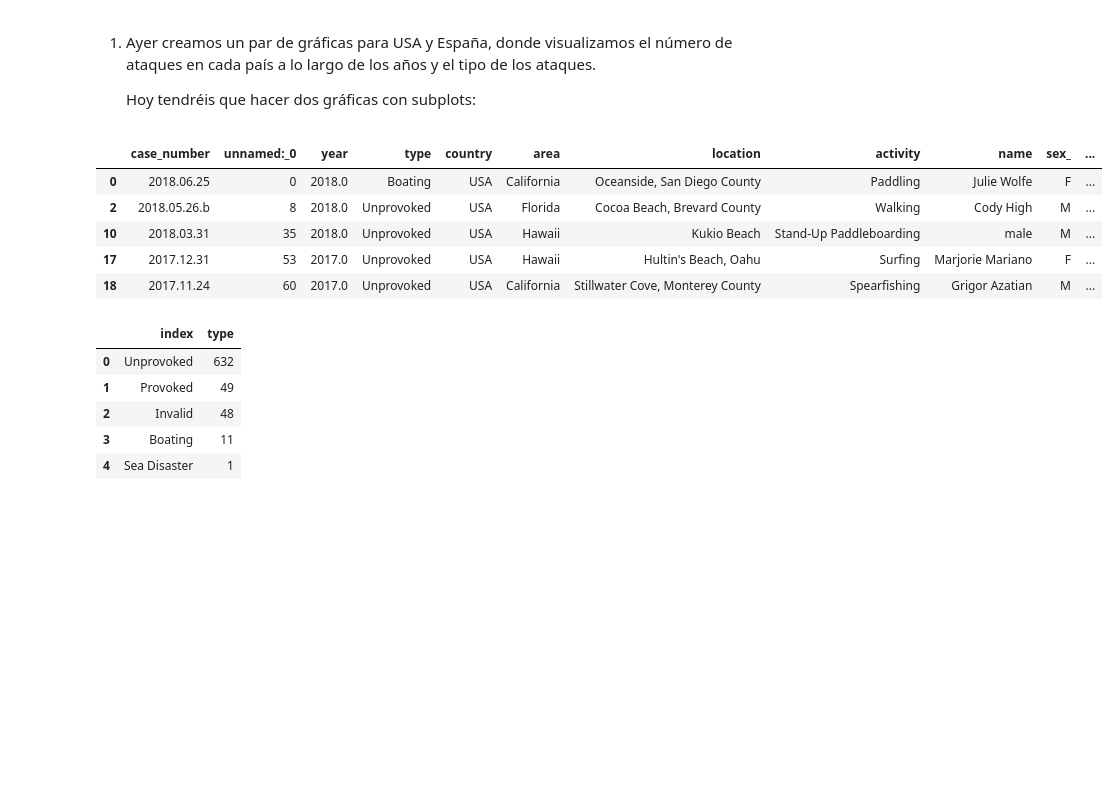
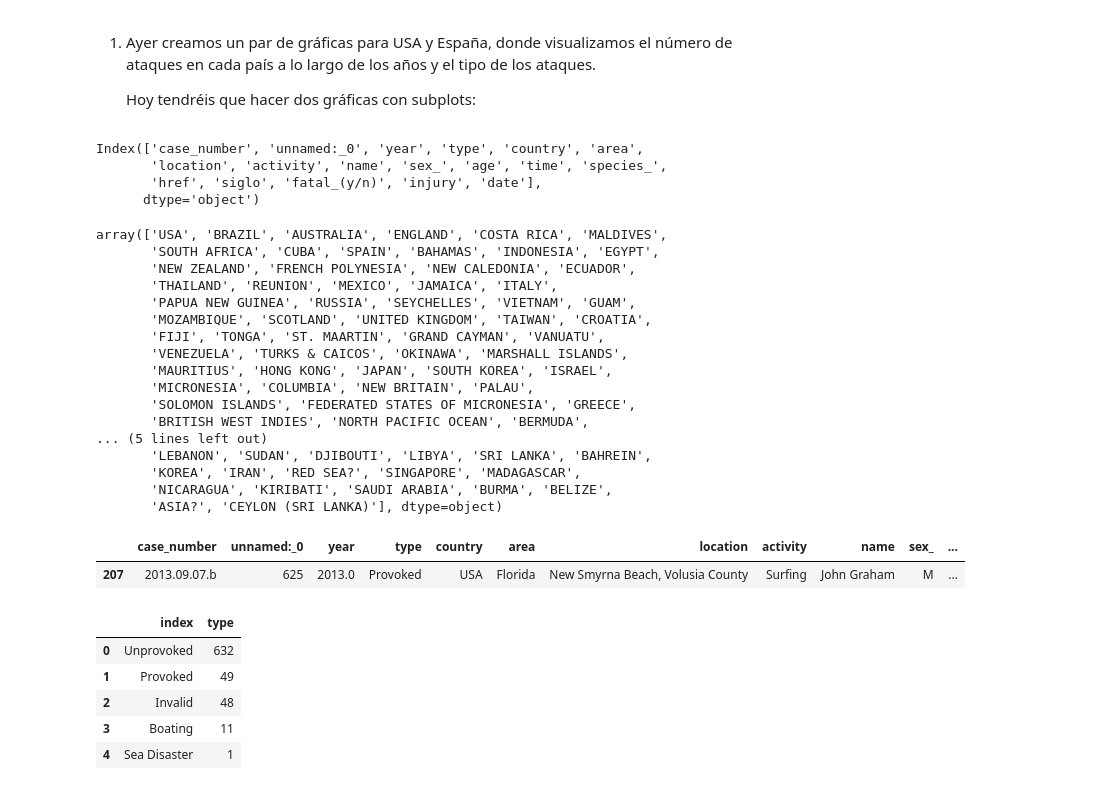
Before and after one commit to Adalab/DA-PromoC-modulo2-sprint1-VannaMina, a Jupyter notebook: VISUALIZACIÓN/2-Personalizando_Matplotlib-1.ipynb, the cells around one changed output. Drawn from its saved outputs; the diff is of its cells as text; code cells hidden in the pictures; blank space fills up the shorter version.

```diff
--- a/VISUALIZACIÓN/2-Personalizando_Matplotlib-1.ipynb
+++ b/VISUALIZACIÓN/2-Personalizando_Matplotlib-1.ipynb
@@ -5,7 +10,7 @@ import pandas as pd
 # %%
 #trabajaremos con el csv que generamos en el ejercicio de pair programming de Pandas V, ese en el que habíamos unido distintos csv en uno.
 
-fichero = pd.read_csv("Visualizacion_2/attacks_pandas5_Visual.csv")
+fichero = pd.read_csv("VISUALIZACIÓN/Visualizacion_2/attacks_pandas5_Visual.csv")
 # %% [markdown]
 1. Ayer creamos un par de gráficas para USA y España, donde visualizamos el número de ataques en cada país a lo largo de los años y el tipo de los ataques.
 
@@ -13,21 +18,40 @@ fichero = pd.read_csv("Visualizacion_2/attacks_pandas5_Visual.csv")
 # %%
 #averiguamos los nombres de la columnas
 fichero.columns
+# %% [output]
+Index(['case_number', 'unnamed:_0', 'year', 'type', 'country', 'area',
+       'location', 'activity', 'name', 'sex_', 'age', 'time', 'species_',
+       'href', 'siglo', 'fatal_(y/n)', 'injury', 'date'],
+      dtype='object')
 # %%
 #averiguamos los nombres de los paises, USA y SPAIN
 fichero["country"].unique()
+# %% [output]
+array(['USA', 'BRAZIL', 'AUSTRALIA', 'ENGLAND', 'COSTA RICA', 'MALDIVES',
+       'SOUTH AFRICA', 'CUBA', 'SPAIN', 'BAHAMAS', 'INDONESIA', 'EGYPT',
+       'NEW ZEALAND', 'FRENCH POLYNESIA', 'NEW CALEDONIA', 'ECUADOR',
+       'THAILAND', 'REUNION', 'MEXICO', 'JAMAICA', 'ITALY',
+       'PAPUA NEW GUINEA', 'RUSSIA', 'SEYCHELLES', 'VIETNAM', 'GUAM',
+       'MOZAMBIQUE', 'SCOTLAND', 'UNITED KINGDOM', 'TAIWAN', 'CROATIA',
+       'FIJI', 'TONGA', 'ST. MAARTIN', 'GRAND CAYMAN', 'VANUATU',
+       'VENEZUELA', 'TURKS & CAICOS', 'OKINAWA', 'MARSHALL ISLANDS',
+       'MAURITIUS', 'HONG KONG', 'JAPAN', 'SOUTH KOREA', 'ISRAEL',
+       'MICRONESIA', 'COLUMBIA', 'NEW BRITAIN', 'PALAU',
+       'SOLOMON ISLANDS', 'FEDERATED STATES OF MICRONESIA', 'GREECE',
+       'BRITISH WEST INDIES', 'NORTH PACIFIC OCEAN', 'BERMUDA',
+... (5 lines left out)
+       'LEBANON', 'SUDAN', 'DJIBOUTI', 'LIBYA', 'SRI LANKA', 'BAHREIN',
+       'KOREA', 'IRAN', 'RED SEA?', 'SINGAPORE', 'MADAGASCAR',
+       'NICARAGUA', 'KIRIBATI', 'SAUDI ARABIA', 'BURMA', 'BELIZE',
+       'ASIA?', 'CEYLON (SRI LANKA)'], dtype=object)
 # %%
 usa = fichero[fichero["country"] == "USA"]
 españa =  fichero[fichero["country"] == "SPAIN"]
 # %%
-usa.head()
+usa.sample()
 # %% [output]
 |  | case_number | unnamed:_0 | year | type | country | area | location | activity | name | sex_ | ... |
-| 0 | 2018.06.25 | 0 | 2018.0 | Boating | USA | California | Oceanside, San Diego County | Paddling | Julie Wolfe | F | ... |
-| 2 | 2018.05.26.b | 8 | 2018.0 | Unprovoked | USA | Florida | Cocoa Beach, Brevard County | Walking | Cody High | M | ... |
-| 10 | 2018.03.31 | 35 | 2018.0 | Unprovoked | USA | Hawaii | Kukio Beach | Stand-Up Paddleboarding | male | M | ... |
-| 17 | 2017.12.31 | 53 | 2017.0 | Unprovoked | USA | Hawaii | Hultin's Beach, Oahu | Surfing | Marjorie Mariano | F | ... |
-| 18 | 2017.11.24 | 60 | 2017.0 | Unprovoked | USA | California | Stillwater Cove, Monterey County | Spearfishing | Grigor Azatian | M | ... |
+| 207 | 2013.09.07.b | 625 | 2013.0 | Provoked | USA | Florida | New Smyrna Beach, Volusia County | Surfing | John Graham | M | ... |
 # %%
 #usa_conteo = pd.DataFrame(usa["type"].value_counts())
 usa_conteo = pd.DataFrame(usa.type.value_counts()).reset_index()
```
Also changed, not shown: parts of 11 cells of this notebook, 8 other files.
